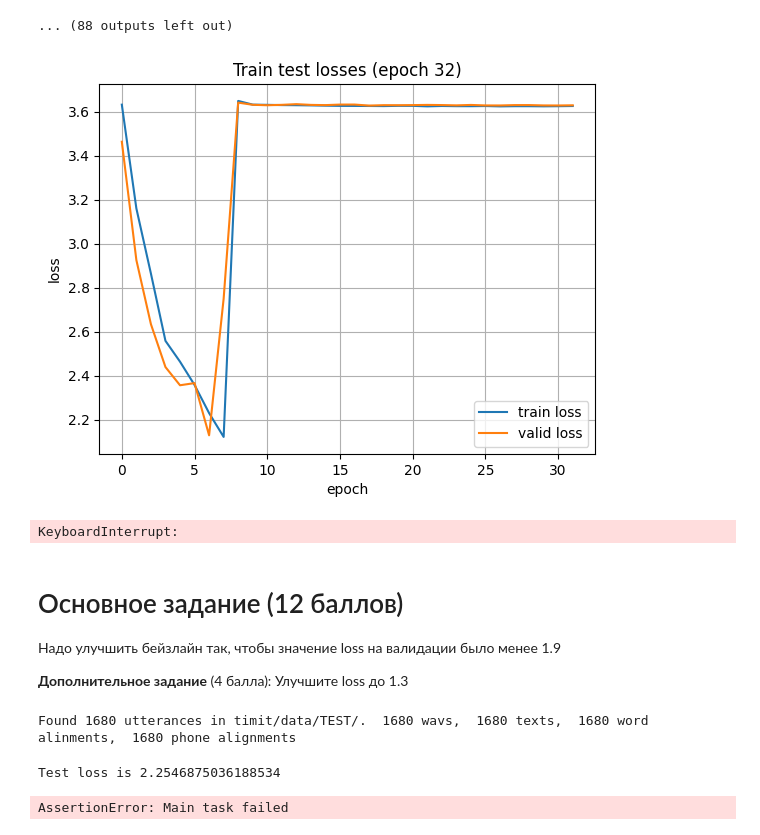
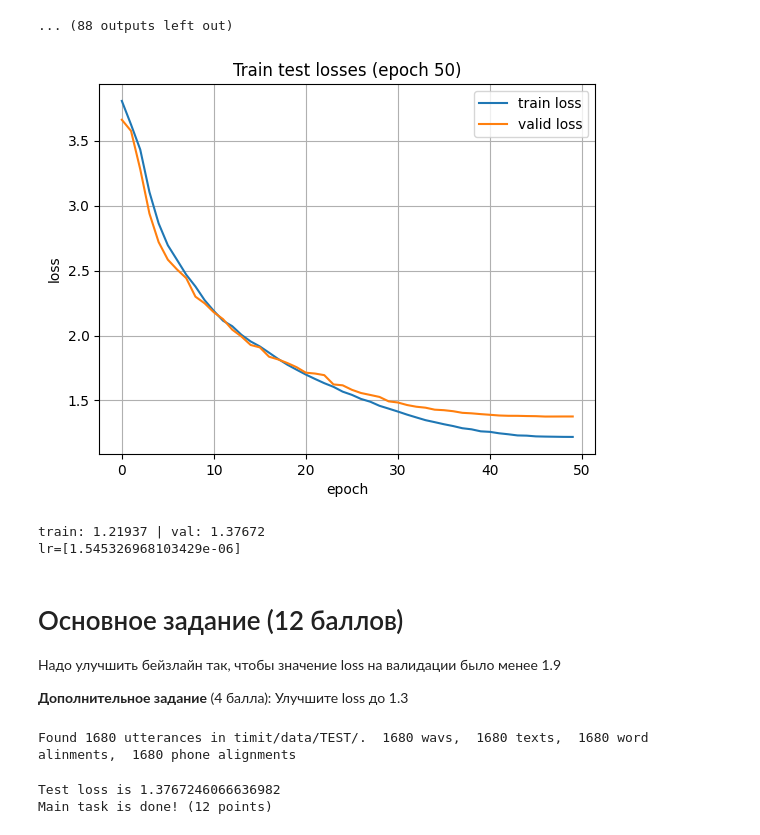
Before and after one commit to synchro10/asr_itmo24, a Jupyter notebook: asr_lab3.ipynb, the cells around one changed output. Drawn from its saved outputs; the diff is of its cells as text; code cells hidden in the pictures.

```diff
--- a/asr_lab3.ipynb
+++ b/asr_lab3.ipynb
@@ -267,8 +267,8 @@ class FeatureExtractor(torch.nn.Module):
         hop_length=160,
         n_mels=40,
         f_max=7600,
-        spec_aug_max_fmask=80,
-        spec_aug_max_tmask=80,
+        spec_aug_max_fmask=10,
+        spec_aug_max_tmask=10,
     ):
         super().__init__()
         self.sample_rate = sample_rate
@@ -278,12 +278,19 @@ class FeatureExtractor(torch.nn.Module):
         #TODO
         # инициализируйте обработчик fbank фич из torchaudio
         self.mel_spec = torchaudio.transforms.MelSpectrogram(sample_rate=sample_rate, n_fft=n_fft, hop_length=hop_length, f_max=f_max, n_mels=n_mels)
+        self.freq_masking = torchaudio.transforms.FrequencyMasking(freq_mask_param=spec_aug_max_fmask)
+        self.time_masking = torchaudio.transforms.TimeMasking(time_mask_param=spec_aug_max_tmask)
 
 
     def samples2frames(self, num_samples: int) -> int:
         # TODO
         # Верните количество кадров в спектрограмме, соответствующей вавке длиной num_samples
         return num_samples // self.hop_length + 1
+
+    def aug(self, x):
+        x = self.freq_masking(x)
+        x = self.time_masking(x)
+        return x
 
     @property
     def feats_dim(self):
@@ -336,9 +345,10 @@ Found 4620 utterances in timit/data/TRAIN/.  4620 wavs,  4620 texts,  4620 word
 # %%
 class FeatsPhoneDataset(TimitDataset):
-    def __init__(self, data_path, feature_extractor: FeatureExtractor, phone2id):
+    def __init__(self, data_path, feature_extractor: FeatureExtractor, phone2id, aug=False):
         super().__init__(data_path)
         self.feature_extractor = feature_extractor
         self.phone2id = phone2id
+        self.aug = aug
 
     def __getitem__(self, index):
         orig_item = super().__getitem__(index)
@@ -346,6 +356,9 @@ class FeatsPhoneDataset(TimitDataset):
         assert sr == self.feature_extractor.sample_rate, f"wrong sr for {index}"
         # подготавливаем пофреймовые фичи
         feats = self.feature_extractor(wav)
+        if self.aug and random.random() > 0.5:
+            feats = self.feature_extractor.freq_masking(feats)
+            feats = self.feature_extractor.time_masking(feats)
         feats = feats.squeeze(dim=0).transpose(0, 1) # time x feats
 
         # создаем пофреймовое выравнивание
@@ -477,7 +490,7 @@ class Trainer(nn.Module):
         max_lr = opt_kwargs['lr']
         self.scheduler = None
         if num_epochs is not None:
-            self.scheduler = torch.optim.lr_scheduler.OneCycleLR(self.optimizer, max_lr=max_lr, total_steps=num_epochs,
+            self.scheduler = torch.optim.lr_scheduler.OneCycleLR(self.optimizer, max_lr=max_lr, epochs=num_epochs,
                             three_phase=False, pct_start=0.2)
         self.criterion = torch.nn.CrossEntropyLoss()
         print(f"{self.model}. {self.device}")
@@ -634,35 +647,37 @@ train: 3.38149 | val: 3.36682
 # %%
 
 def experiment():
     # Запуск полноценного обучения модели
     # TODO: Тюнинг гиперпараметров
-    fe = FeatureExtractor()
+    fe = FeatureExtractor(n_mels=80)
     # fe = FeatureExtractor(n_fft=512, hop_length=256, n_mels=80)
     test_dataset = FeatsPhoneDataset('timit/data/TEST/', feature_extractor=fe, phone2id=PHONE2ID)
-    train_dataset = FeatsPhoneDataset('timit/data/TRAIN/', feature_extractor=fe, phone2id=PHONE2ID)
+    train_dataset = FeatsPhoneDataset('timit/data/TRAIN/', feature_extractor=fe, phone2id=PHONE2ID, aug=True)
     train_dataloader = torch.utils.data.DataLoader(train_dataset, batch_size=64,
                                                num_workers=16, collate_fn=train_dataset.collate_pad, shuffle=True)
     test_dataloader = torch.utils.data.DataLoader(test_dataset, batch_size=1,
                                                num_workers=16, collate_fn=test_dataset.collate_pad, shuffle=False)
 
 
-    num_epochs = 10
+    num_epochs = 50
+    torch.manual_seed(1234)
     trainer = Trainer(model=AModel(feats_dim=fe.feats_dim,
                                  out_dim=max(PHONE2ID.values())+1,
                                  dim=128,
                                  num_layers=7,
                                  ff_dim=256,
-                                 dropout=0.05,   # добавим небольшой dropout
+                                 dropout=0.1,   # добавим небольшой dropout
                                  nhead=8),
                      fe=fe,
-                     phone2id=PHONE2ID, device='cuda', opt_kwargs={'lr': 0.005}, num_epochs=num_epochs)    # увеличим lr и добавим скедулер
+                     phone2id=PHONE2ID, device='cuda', opt_kwargs={'lr': 0.001}, num_epochs=num_epochs)    # увеличим lr и добавим скедулер
 
     trainer.fit(train_dataloader, epochs=num_epochs, valid_dataloader=test_dataloader, plot_losses=True, verbose=True)
     return trainer.to('cpu')
 results = experiment()
 # %% [output]
-[figure, old version]
+[figure, new version]
-KeyboardInterrupt:
+train: 1.21937 | val: 1.37672
+lr=[1.545326968103429e-06]
 # %%
 torch.save(results, 'baseline.trainer')
 # %% [markdown]
@@ -684,5 +699,5 @@ def test_trained_model(trainer):
 test_trained_model(results.to('cuda'))
 # %% [output]
 Found 1680 utterances in timit/data/TEST/.  1680 wavs,  1680 texts,  1680 word alinments,  1680 phone alignments
-Test loss is 2.2546875036188534
+Test loss is 1.3767246066636982
+Main task is done! (12 points)
-AssertionError: Main task failed
```
Also changed, not shown: parts of 1 cell of this notebook.
